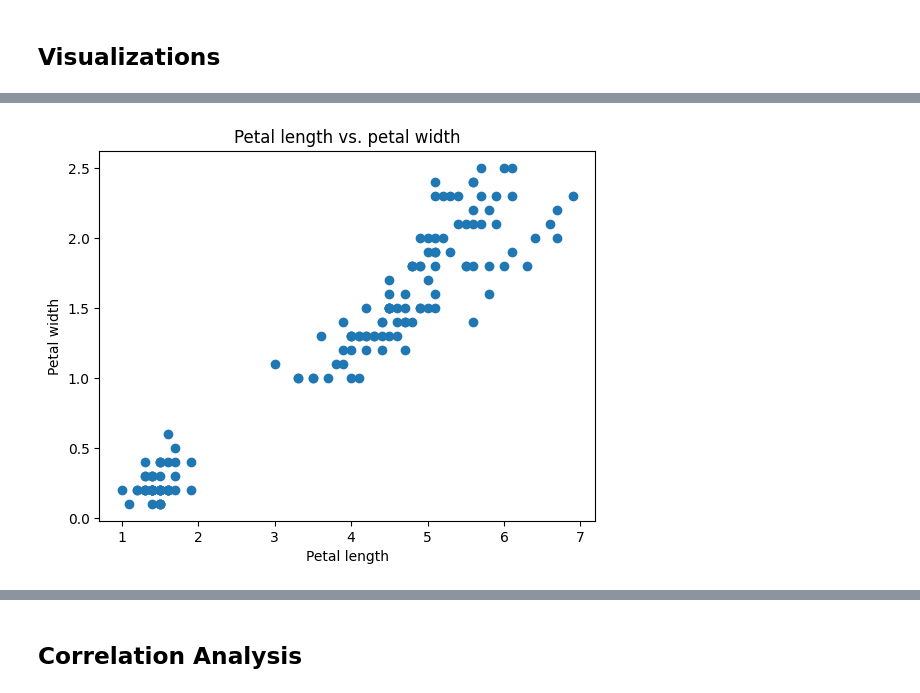
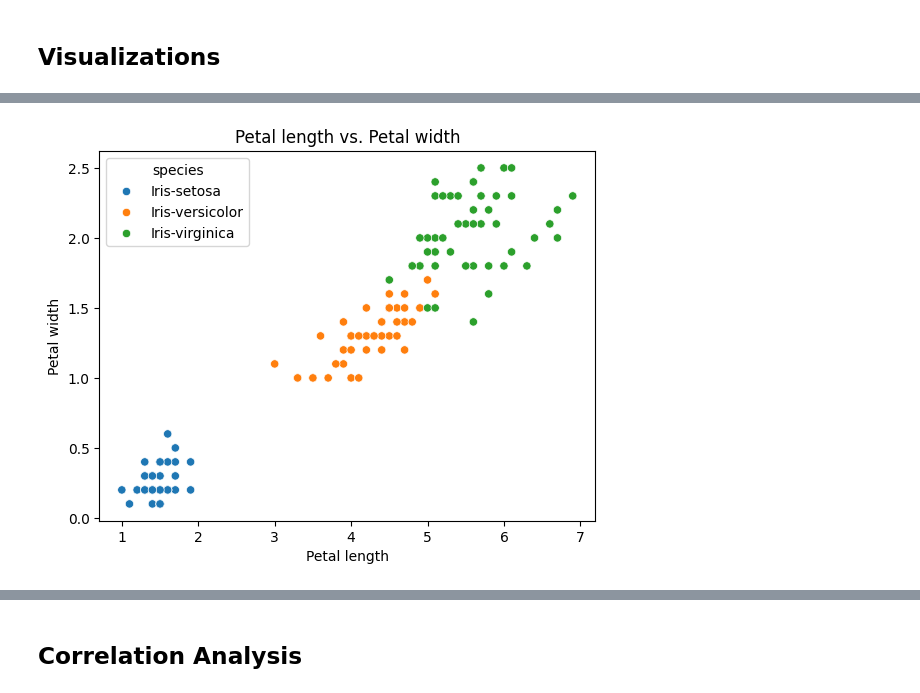
Before and after one commit to andrianllmm/ds100-ws1, a Jupyter notebook: eda.ipynb, the cells around one changed output, grey strips where cells are left out. Drawn from its saved outputs; the diff is of its cells as text; code cells hidden in the pictures.

```diff
--- a/eda.ipynb
+++ b/eda.ipynb
@@ -125,8 +140,13 @@ plt.show()
 # %%
-plt.scatter(data=df, x='petal_length', y='petal_width')
+sns.scatterplot(
+    data=df,
+    x='petal_length',
+    y='petal_width',
+    hue='species',
+)
+plt.title('Petal length vs. Petal width')
 plt.xlabel('Petal length')
 plt.ylabel('Petal width')
-plt.title('Petal length vs. petal width')
 plt.show()
 # %% [output]
-[figure, old version]
+[figure, new version]
```
Also changed, not shown: parts of 5 cells of this notebook.
